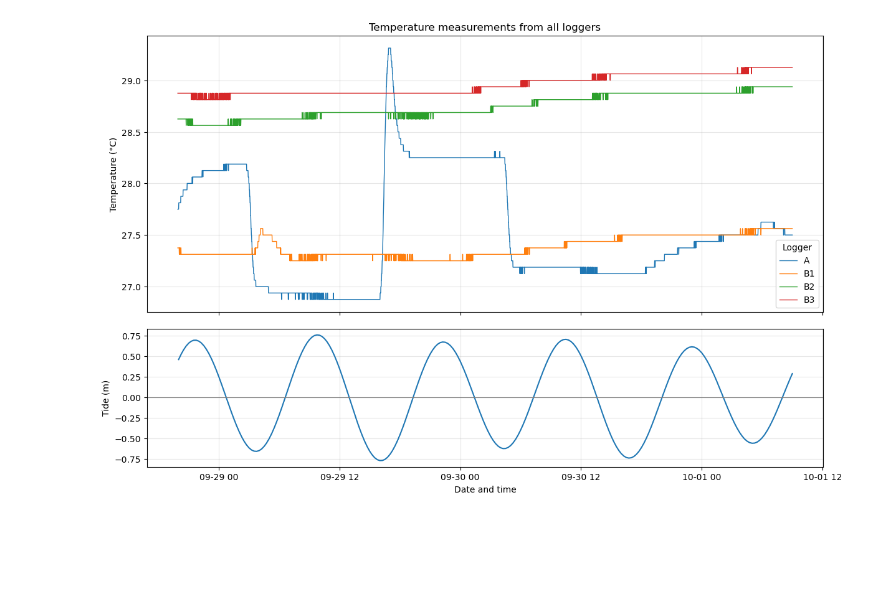
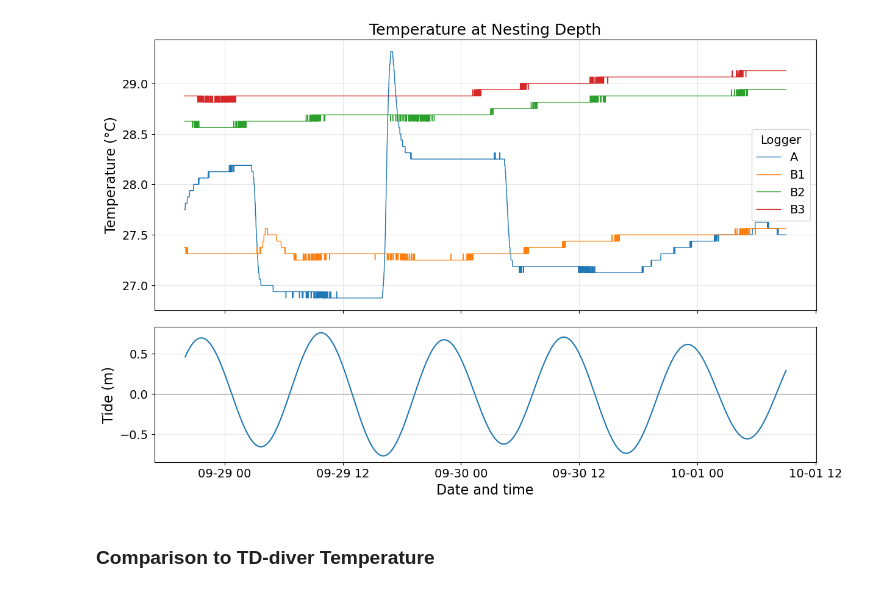
Before and after one commit to mdelemosschaper/quintaplaya, a Jupyter notebook: notebooks/Zoe_Temperature_Analysis.ipynb, the cells around one changed output. Cells and saved outputs as stored; diff of their text form; code cells hidden in the pictures; blank space fills up the shorter version.

```diff
--- a/notebooks/Zoe_Temperature_Analysis.ipynb
+++ b/notebooks/Zoe_Temperature_Analysis.ipynb
@@ -2,6 +2,19 @@
 import pandas as pd
 import numpy as np
 import matplotlib.pyplot as plt
+from pathlib import Path
+import matplotlib.dates as mdates
+from matplotlib.ticker import MaxNLocator
+
+plt.rcParams.update({
+    'font.size': 14,        # Default text size
+    'axes.titlesize': 18,   # Title size
+    'axes.labelsize': 16,   # X and Y axis label size
+    'xtick.labelsize': 14,  # X tick label size
+    'ytick.labelsize': 14,  # Y tick label size
+    'legend.fontsize': 14,  # Legend font size
+    'figure.titlesize': 20  # Figure-level title size
+})
 # %%
 B1 = pd.read_csv('../data/groundwater/Temp/BA0000007FD53E41_092826200001_1.csv', skiprows=24, on_bad_lines='skip', sep=';')
 B2 = pd.read_csv('../data/groundwater/Temp/AE000000824F6A41_092826200001_1.csv', skiprows=24, on_bad_lines='skip', sep=';')
@@ -26,17 +39,3 @@ tides['dates'] = pd.to_datetime(tides['dates'], utc=True)
 
 tides['dates'] = tides['dates'].dt.tz_localize(None)
 tides_window = tides[(tides['dates'] >= start) & (tides['dates'] <= end)]
-# %%
-plt.figure(figsize=(14, 7))
-
-for name, data in {'A': A, 'B1': B1, 'B2': B2, 'B3': B3}.items():
-    datetime = pd.to_datetime(data['Date'] + ' ' + data['Time'])
-    temperature = pd.to_numeric(data['Value'], errors='coerce')
-    plt.plot(datetime, temperature, linewidth=1, label=name)
-
-plt.title('Temperature measurements from all loggers')
-plt.xlabel('Date and time')
-plt.ylabel('Temperature (°C)')
-plt.grid(alpha=0.3)
-plt.legend(title='Logger')
-plt.tight_layout()
@@ -45,22 +42,22 @@ plt.tight_layout()
 # %%
 fig, (ax1, ax2) = plt.subplots(2, 1, figsize=(14, 9), sharex=True, gridspec_kw={'height_ratios': [3, 1.5], 'hspace': 0.08})
 
 for name, data in {'A': A, 'B1': B1, 'B2': B2, 'B3': B3}.items():
     datetime = pd.to_datetime(data['Date'] + ' ' + data['Time'])
     temperature = pd.to_numeric(data['Value'], errors='coerce')
     ax1.plot(datetime, temperature, linewidth=1, label=name)
 
-ax1.set_title('Temperature measurements from all loggers')
+ax1.set_title('Temperature at Nesting Depth')
 ax1.set_ylabel('Temperature (°C)')
 ax1.grid(alpha=0.3)
 ax1.legend(title='Logger')
 
 ax2.plot(tides_window['dates'], tides_window['tide'], linewidth=1.5)
 ax2.axhline(0, color='gray', linewidth=0.8)
 ax2.set_ylabel('Tide (m)')
 ax2.set_xlabel('Date and time')
 ax2.grid(alpha=0.3)
-
-plt.tight_layout()
 # %% [output]
-[figure, old version]
+[figure, new version]
+# %% [markdown]
+### Comparison to TD-diver Temperature
```
Also changed, not shown: parts of 4 cells of this notebook, 3 other files.
